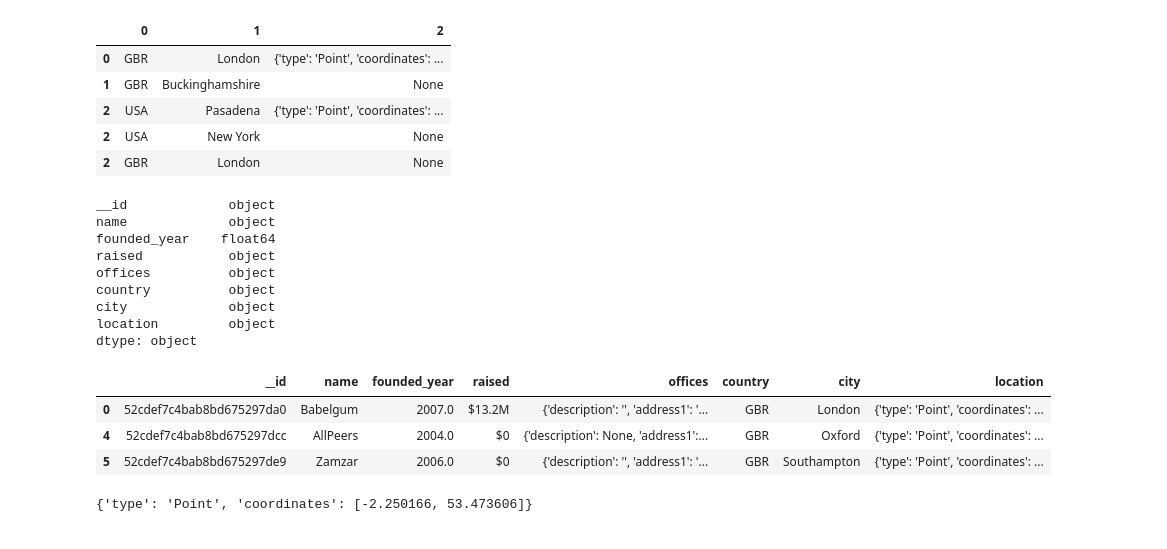
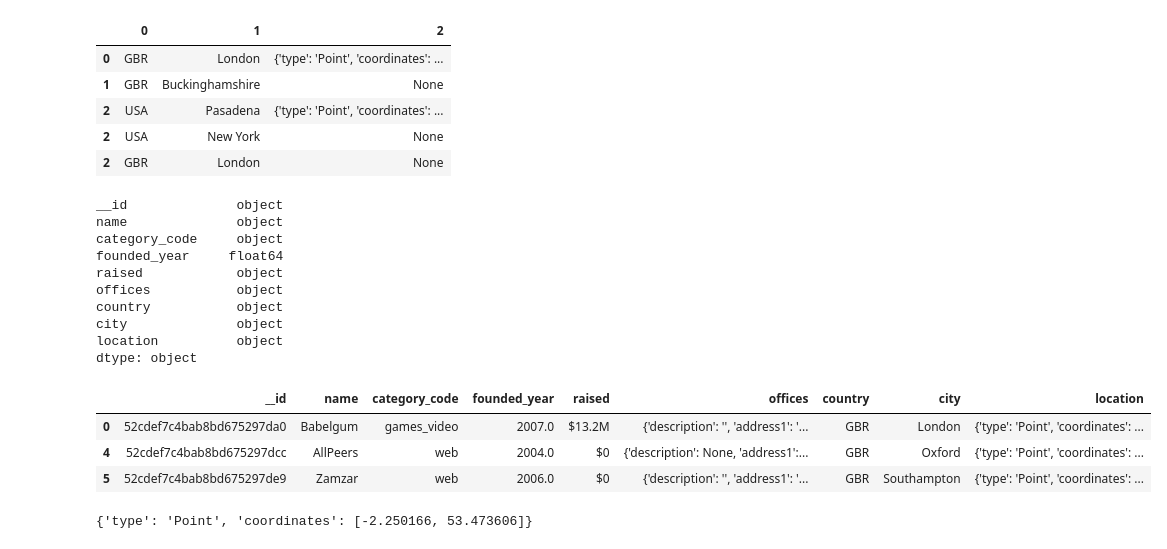
Before and after one commit to DavidCarricondo/mongo-project, a Jupyter notebook: Untitled.ipynb, the cells around one changed output. Drawn from its saved outputs; the diff is of its cells as text; code cells hidden in the pictures.

```diff
--- a/Untitled.ipynb
+++ b/Untitled.ipynb
@@ -24,7 +24,8 @@ for i,e in enumerate(web_offices):
 # %%
 #Start with filtering only for offices in England
 query={'offices':{'$elemMatch':{'country_code':'GBR'}}}
-gb_offices = list(db.companies.find(query,{"name":1, "offices":1,'total_money_raised':1,'founded_year':1}))
+project = {"name":1, "offices":1,'total_money_raised':1,'founded_year':1, 'category_code':1}
+gb_offices = list(db.companies.find(query,project))
 # %%
 office_df = pd.DataFrame(gb_offices).explode('offices')
 # %%
@@ -72,25 +73,26 @@ offices.head()
 # %%
 #Append to office_df
 offices_loc = pd.concat([office_df, offices], axis=1)
-offices_loc.columns = ['__id', 'name', 'founded_year', 'raised', 'offices','country', 'city', 'location']
+offices_loc.columns = ['__id', 'name', 'category_code','founded_year',  'raised', 'offices','country', 'city', 'location']
 offices_loc = offices_loc[offices_loc.country=='GBR']
 offices_loc = offices_loc[~offices_loc.location.isnull()]
 print(offices_loc.dtypes)
 offices_loc.head(3)
 # %% [output]
-__id             object
-name             object
-founded_year    float64
-raised           object
-offices          object
-country          object
-city             object
-location         object
+__id              object
+name              object
+category_code     object
+founded_year     float64
+raised            object
+offices           object
+country           object
+city              object
+location          object
 dtype: object
-|  | __id | name | founded_year | raised | offices | country | city | location |
-| 0 | 52cdef7c4bab8bd675297da0 | Babelgum | 2007.0 | $13.2M | {'description': '', 'address1': '... | GBR | London | {'type': 'Point', 'coordinates': ... |
-| 4 | 52cdef7c4bab8bd675297dcc | AllPeers | 2004.0 | $0 | {'description': None, 'address1':... | GBR | Oxford | {'type': 'Point', 'coordinates': ... |
-| 5 | 52cdef7c4bab8bd675297de9 | Zamzar | 2006.0 | $0 | {'description': '', 'address1': '... | GBR | Southampton | {'type': 'Point', 'coordinates': ... |
+|  | __id | name | category_code | founded_year | raised | offices | country | city | location |
+| 0 | 52cdef7c4bab8bd675297da0 | Babelgum | games_video | 2007.0 | $13.2M | {'description': '', 'address1': '... | GBR | London | {'type': 'Point', 'coordinates': ... |
+| 4 | 52cdef7c4bab8bd675297dcc | AllPeers | web | 2004.0 | $0 | {'description': None, 'address1':... | GBR | Oxford | {'type': 'Point', 'coordinates': ... |
+| 5 | 52cdef7c4bab8bd675297de9 | Zamzar | web | 2006.0 | $0 | {'description': '', 'address1': '... | GBR | Southampton | {'type': 'Point', 'coordinates': ... |
 # %%
 #As of 18th April 2020:
 # Euros: 1.09 US dollars
```
Also changed, not shown: parts of 22 cells of this notebook, 1 other file.
